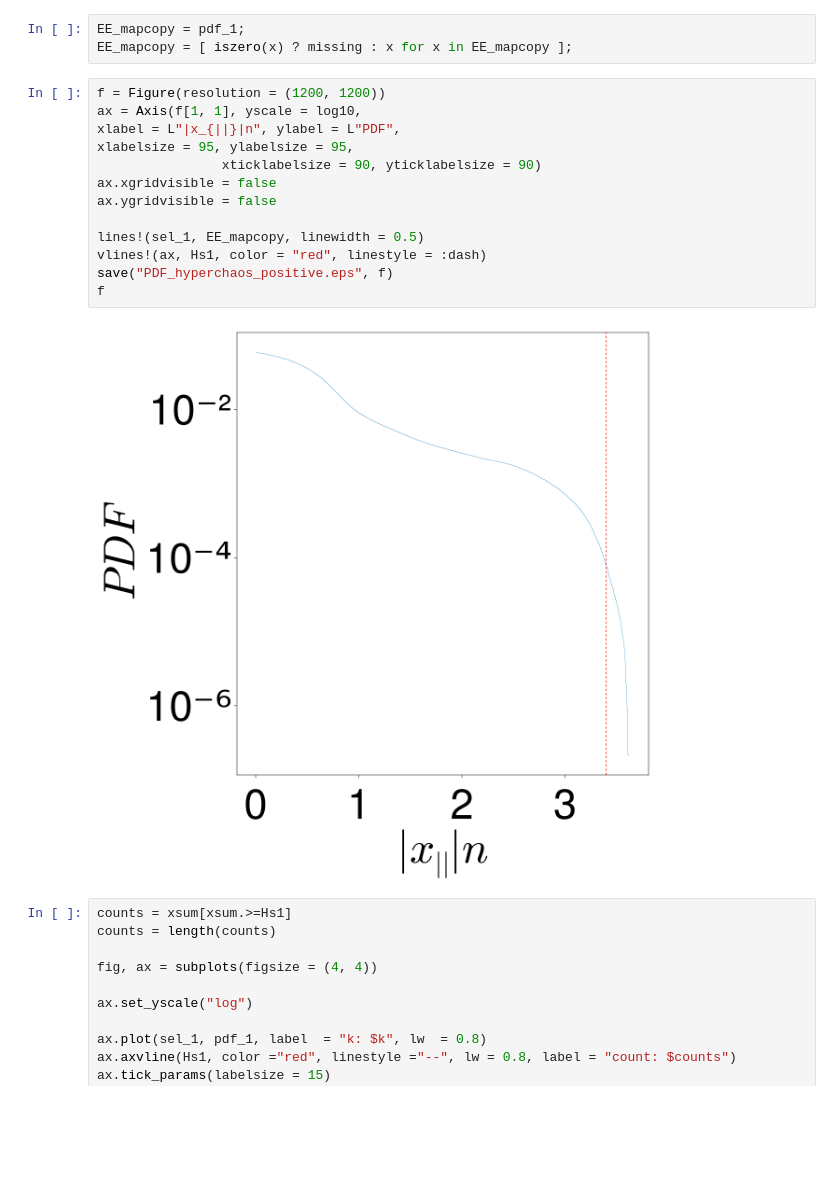
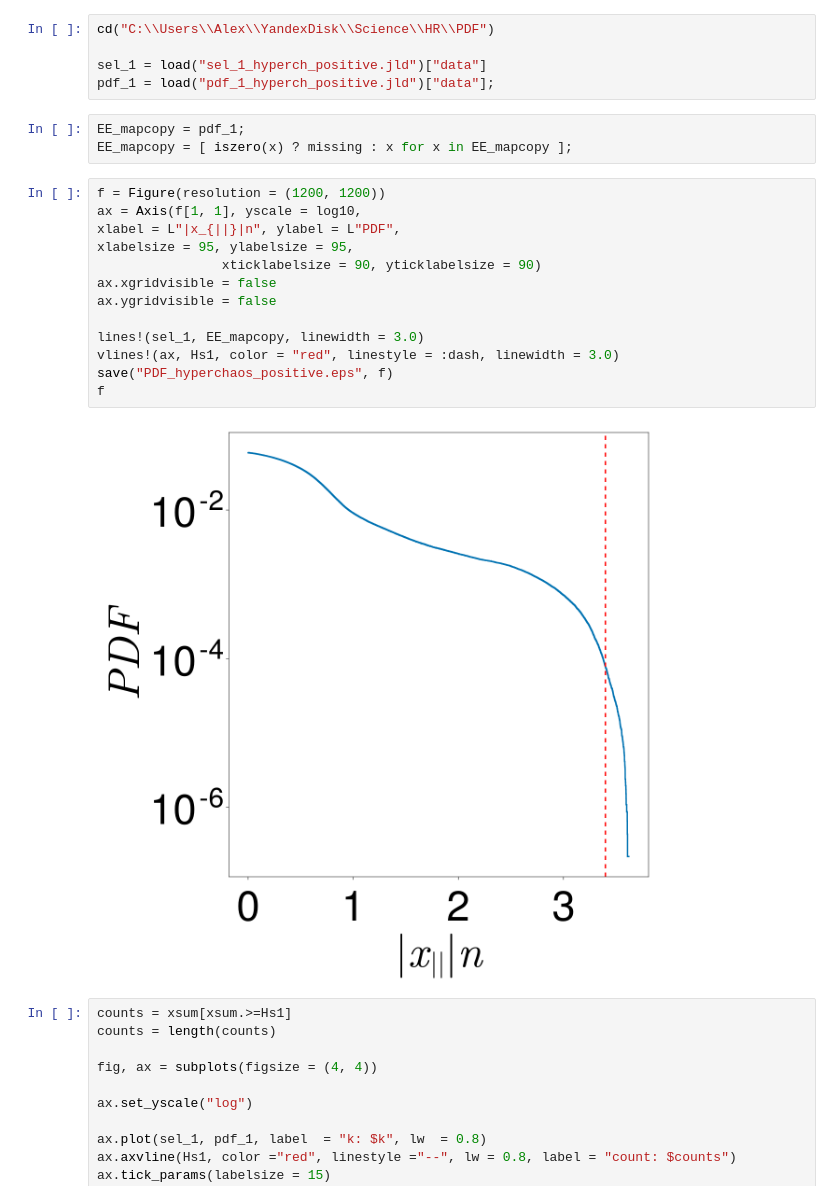
Before and after one commit to SergeyNovak777/dynamical-systems, a Jupyter notebook: HIndmarsh Rose/notebooks/PDF/PDF hyperchaos-positive-link.ipynb, the cells around one changed output. Saved outputs shown, nothing was run; the diff lists cells and outputs as text; blank space fills up the shorter version.

```diff
--- a/HIndmarsh Rose/notebooks/PDF/PDF hyperchaos-positive-link.ipynb
+++ b/HIndmarsh Rose/notebooks/PDF/PDF hyperchaos-positive-link.ipynb
@@ -223,21 +165,26 @@ WARNING: using PyPlot.Figure in module Main conflicts with an existing identifie
+# %%
+cd("C:\\Users\\Alex\\YandexDisk\\Science\\HR\\PDF")
+
+sel_1 = load("sel_1_hyperch_positive.jld")["data"]
+pdf_1 = load("pdf_1_hyperch_positive.jld")["data"];
 # %%
 EE_mapcopy = pdf_1;
 EE_mapcopy = [ iszero(x) ? missing : x for x in EE_mapcopy ];
 # %%
 f = Figure(resolution = (1200, 1200))
 ax = Axis(f[1, 1], yscale = log10,
 xlabel = L"|x_{||}|n", ylabel = L"PDF",
 xlabelsize = 95, ylabelsize = 95,
                 xticklabelsize = 90, yticklabelsize = 90)
 ax.xgridvisible = false
 ax.ygridvisible = false
 
-lines!(sel_1, EE_mapcopy, linewidth = 0.5)
-vlines!(ax, Hs1, color = "red", linestyle = :dash)
+lines!(sel_1, EE_mapcopy, linewidth = 3.0)
+vlines!(ax, Hs1, color = "red", linestyle = :dash, linewidth = 3.0)
 save("PDF_hyperchaos_positive.eps", f)
 f
 # %% [output]
-[figure, old version]
+[figure, new version]
 # %%
 counts = xsum[xsum.>=Hs1]
 counts = length(counts)
```
Also changed, not shown: parts of 13 cells of this notebook, 2 other files.
